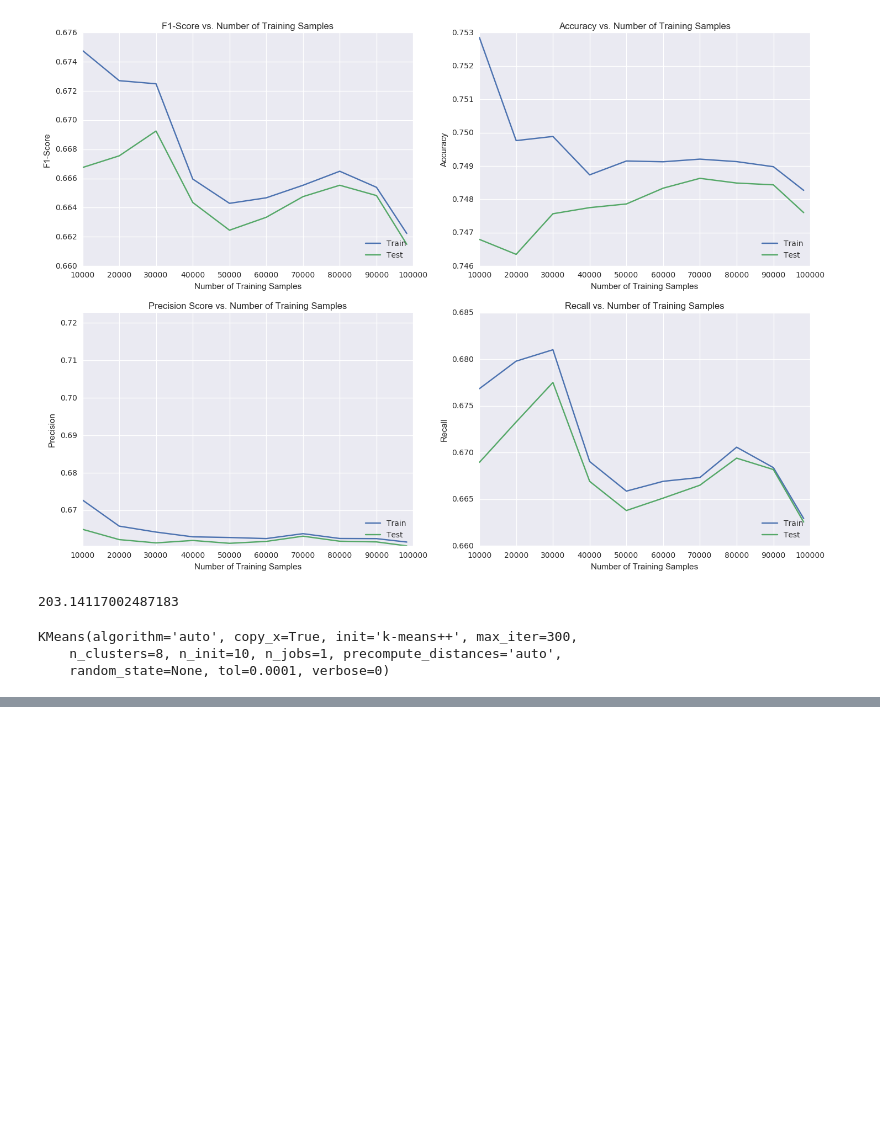
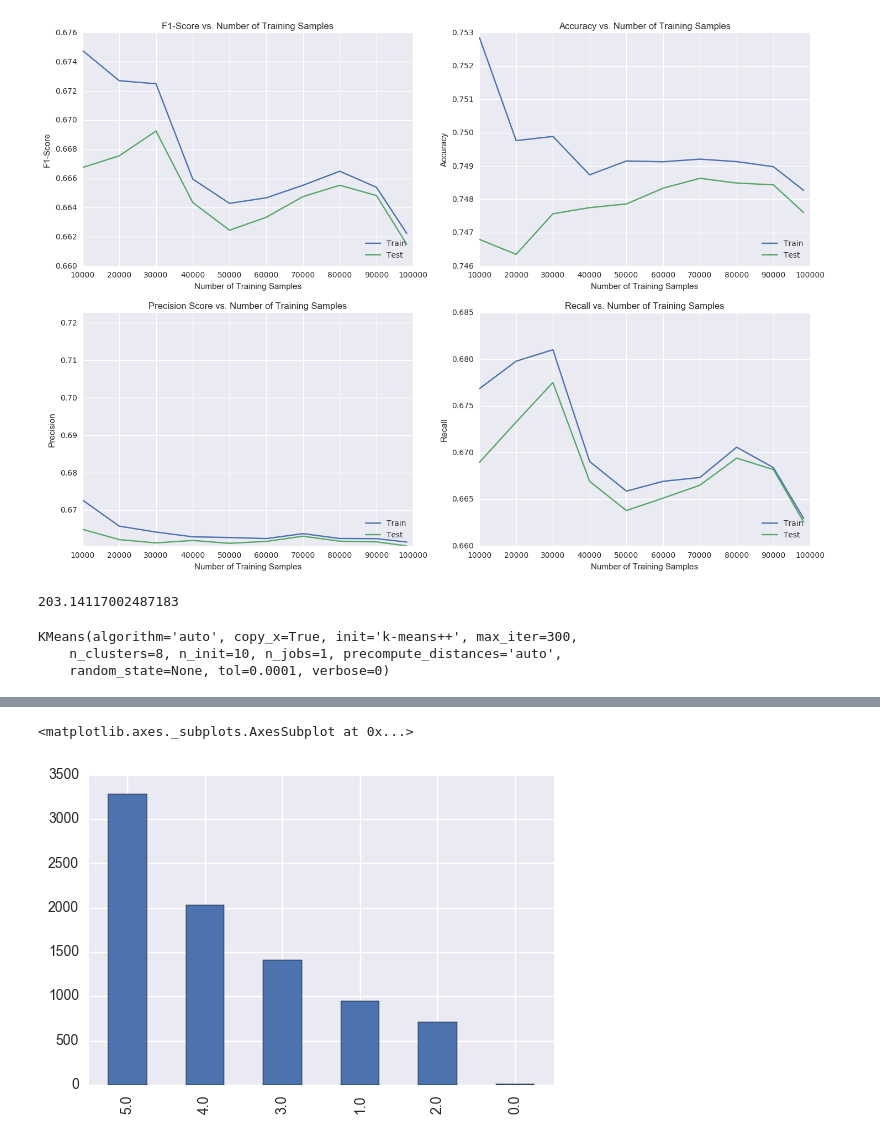
Before and after one commit to kcarano12/madison_reed_capstone, a Jupyter notebook: Capstone_EDA.ipynb, the cells around one changed output, grey strips where cells are left out. Drawn from its saved outputs; the diff is of its cells as text; code cells hidden in the pictures; blank space fills up the shorter version.

```diff
--- a/Capstone_EDA.ipynb
+++ b/Capstone_EDA.ipynb
@@ -385,0 +386,2 @@ plt.hist(clusters, bins=8)
+# %%
+survey_results = pd.read_csv('/Users/keatoncarano/Desktop/dsi-sf-7-materials-Keaton/Capstone/SurveyResults.csv')
@@ -385,0 +397,7 @@ plt.hist(clusters, bins=8)
+# %%
+survey_results['User Sub Facts Categories Actively Subscribed'].fillna('Not Subscribed Currently', inplace=True)
+survey_results['Survey Results Get Contacted'].fillna('no',inplace=True)
+survey_results['Survey Results Heard From Where'].fillna('Unknown',inplace=True)
+survey_results['Survey Results Lighter Darker'].fillna('Unanswered',inplace=True)
+# %%
+survey_results.fillna(0,inplace=True)
@@ -385,0 +414,7 @@ plt.hist(clusters, bins=8)
+# %%
+survey_results.drop(['Survey Results Match Picture'], axis=1,inplace=True)
+# %%
+survey_results['Survey Results Rating'].value_counts().plot(kind='bar')
+# %% [output]
+<matplotlib.axes._subplots.AxesSubplot at 0x...>
+[figure, added]
```
Also changed, not shown: parts of 17 cells of this notebook, 1 other file.
